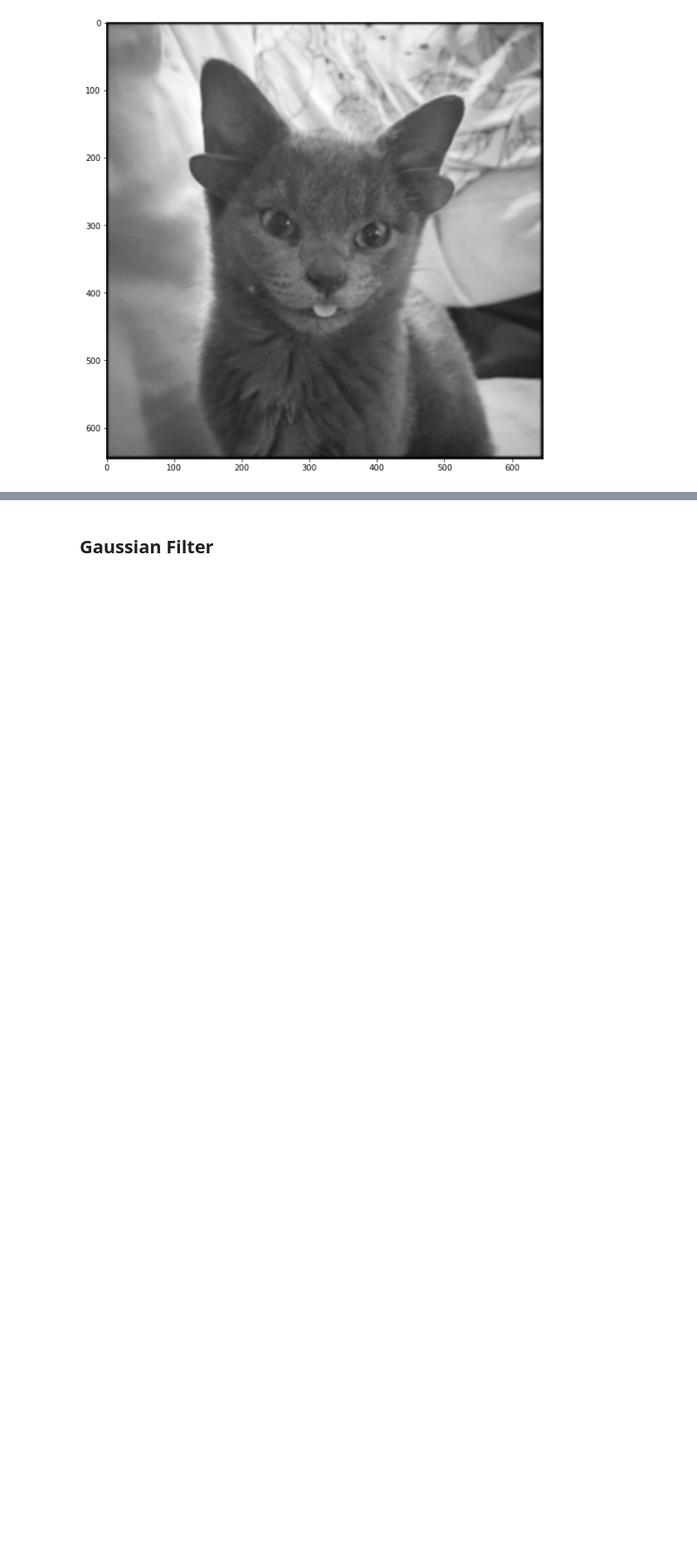
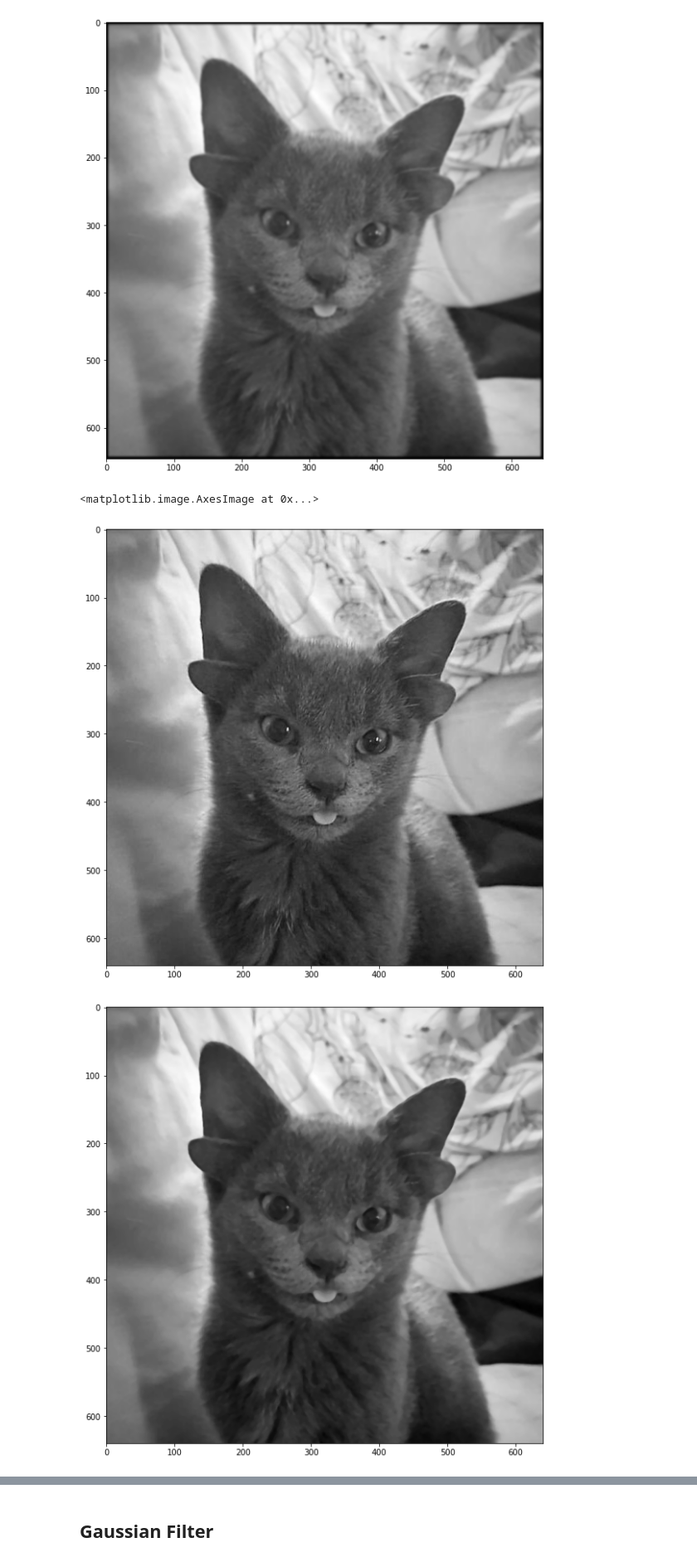
Before and after one commit to fricai/canny-edge, a Jupyter notebook: canny_edge.ipynb, the cells around one changed output, grey strips where cells are left out. Shown at 83% size. Saved outputs shown, nothing was run; the diff lists cells and outputs as text; code cells hidden in the pictures; blank space fills up the shorter version.

Commit message:
Added a median filter, edge thinning.

```diff
--- a/canny_edge.ipynb
+++ b/canny_edge.ipynb
@@ -48,3 +48,30 @@ plt.imshow(gaussian_smooth(image_gr, 7, 1.5))
 <matplotlib.image.AxesImage at 0x...>
 [figure]
 [figure]
+# %%
+def median_filter(img, dim):
+    y_size = img.shape[0]
+    x_size = img.shape[1]
+    retl = np.zeros((y_size, x_size)).tolist()
+    for i in range(y_size):
+        for j in range(x_size):
+            y_min = max(0, i-dim//2)
+            y_max = min(y_size-1, i+dim//2)
+            x_min = max(0, j-dim//2)
+            x_max = min(x_size-1, j+dim//2)
+            tmp = (img[y_min:(y_max+1), x_min:(x_max+1)].ravel()).tolist()
+            retl[i][j] = sorted(tmp)[len(tmp) // 2]
+    return np.asarray(retl)
+
+plt.figure("Noised", figsize = figureSize)
+plt.imshow(image_gr)
+
+plt.figure("Smoothed_Median", figsize = figureSize)
+plt.imshow(median_filter(image_gr, 5))
+
+plt.figure("Smoothed_Gaussian", figsize = figureSize)
+plt.imshow(gaussian_smooth(image_gr, 7, 1.5))
+# %% [output]
+<matplotlib.image.AxesImage at 0x...>
+[figure, added]
+[figure, added]
```
Also changed, not shown: parts of 3 cells of this notebook.
